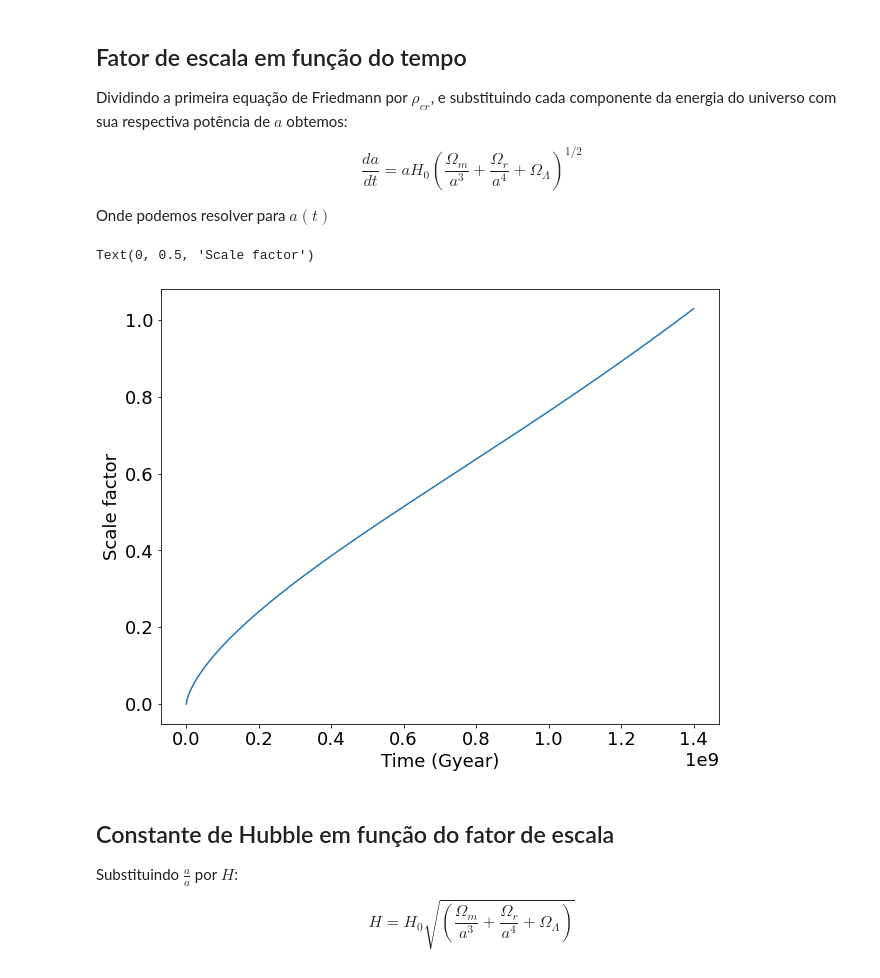
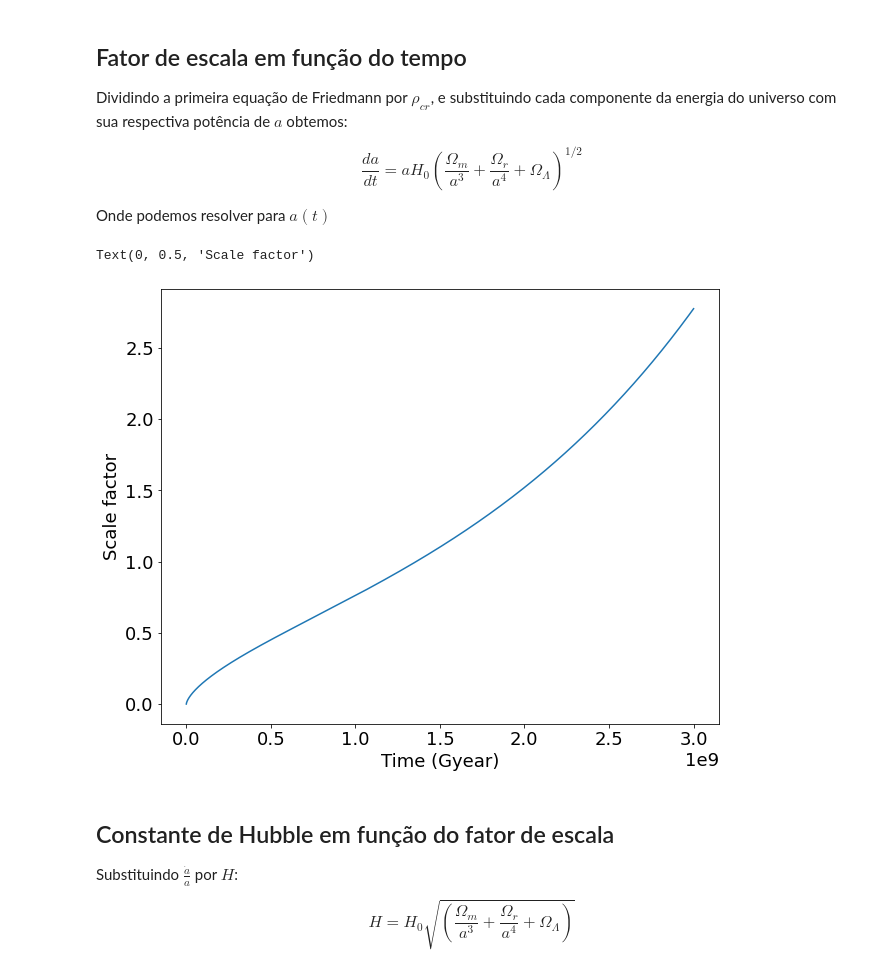
Before and after one commit to Corbanez97/Angular-correlation-CMB, a Jupyter notebook: UFE.ipynb, the cells around one changed output. Drawn from its saved outputs; the diff is of its cells as text; code cells hidden in the pictures.

```diff
--- a/UFE.ipynb
+++ b/UFE.ipynb
@@ -47,34 +47,34 @@ Onde podemos resolver para $a(t)$
 # %%
 import scipy.integrate as integrate
 import numpy as np
 import matplotlib.pyplot as plt
 
-time=np.linspace(1e-8,14e9,50000)
+time=np.linspace(1e-8,30e9,50000)
 
 #Equação acima
 
 Friedmann= lambda  a, time, H_0, Mpc2km, seg2year, Omega_m, Omega_r, Omega_L : \
          a * H_0 / (Mpc2km * seg2year) *(Omega_m / a**3 + Omega_r / a**4 + Omega_L)**(1/2)
 
 #tuple com os parâmetros comsológicos
 
 Param=(H_0, Mpc2km, seg2year, Omega_m, Omega_r, Omega_L)
 
 #Cálculo do fator de escala
 
 scale_factor=integrate.odeint(Friedmann,1e-18,time,args=Param)
 
 #Gráfico
 
 plt.rcParams['figure.figsize']=[10,8]
 plt.rcParams.update({'font.size':18})
 fig,ax=plt.subplots()
 ax.plot(time/10,scale_factor)
 ax.set_xlabel('Time (Gyear)')
 ax.set_ylabel('Scale factor')
 # %% [output]
 Text(0, 0.5, 'Scale factor')
-[figure, old version]
+[figure, new version]
 # %% [markdown]
 ## Constante de Hubble em função do fator de escala
 
```
Also changed, not shown: parts of 2 cells of this notebook.
